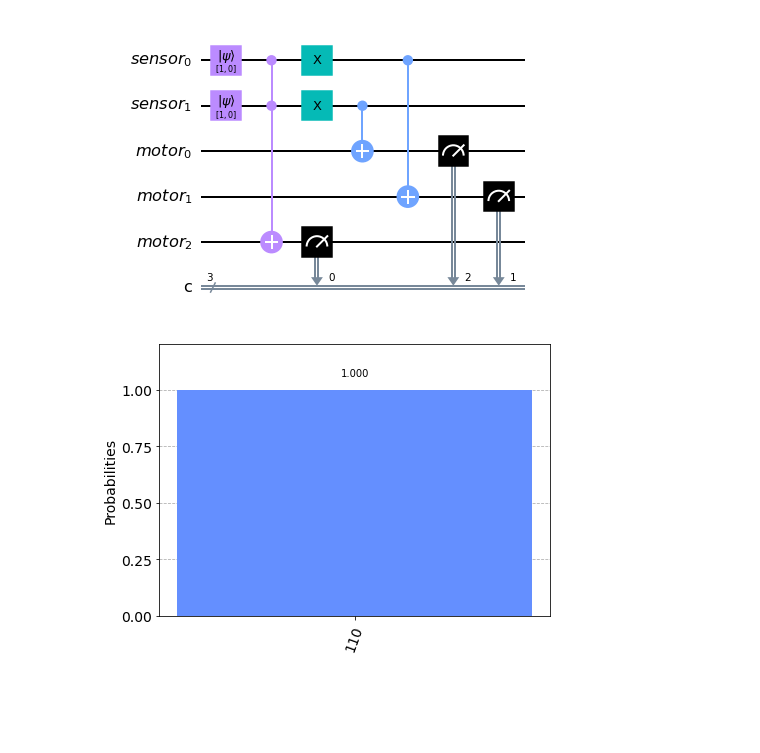
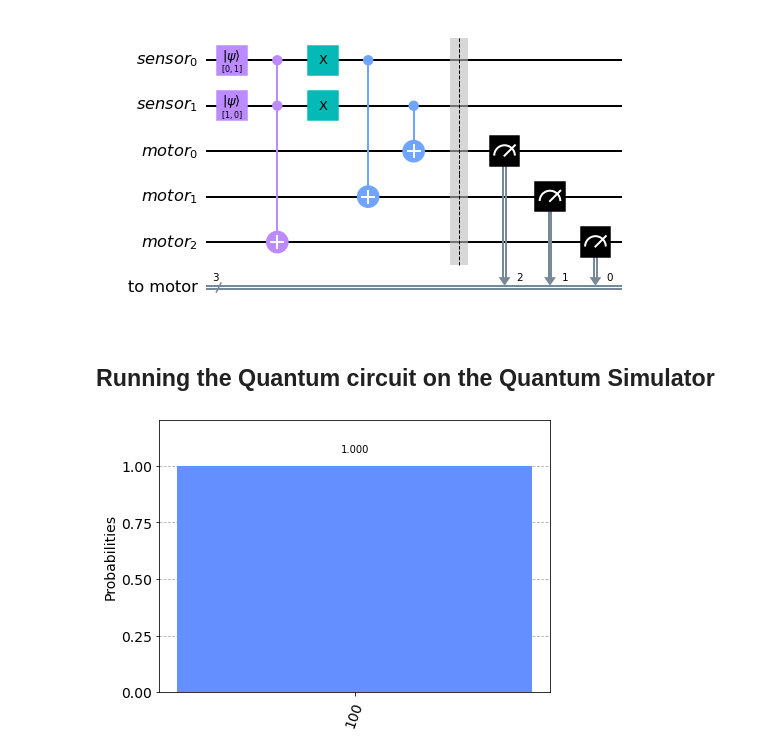
Before and after one commit to PeithonKing/Quantum_Robot, a Jupyter notebook: Codes/fbv1.ipynb, the cells around one changed output. Cells and saved outputs as stored; diff of their text form; code cells hidden in the pictures; blank space fills up the shorter version.

```diff
--- a/Codes/fbv1.ipynb
+++ b/Codes/fbv1.ipynb
@@ -55,7 +0,0 @@ circuit.draw(output = 'mpl')
-# %%
-circuit.measure(motors[0], creg_c[2])
-circuit.measure(motors[1], creg_c[1])
-circuit.measure(motors[2], creg_c[0])
-circuit.draw(output = 'mpl')
-# %% [output]
-[figure, removed]
@@ -62 +7,37 @@ circuit.draw(output = 'mpl')
+# %%
+# Making the Qiskit Classes:
+sensors = QuantumRegister(2, 'sensor')  # making the sensor registers
+motors = QuantumRegister(3, 'motor')  # making the motor registers
+creg_c = ClassicalRegister(3, 'to motor')  # making the classical register for the motors
+circuit = QuantumCircuit(sensors, motors, creg_c)
+
+# Initializing the Circuit:
+ket_0 = [1, 0]
+ket_1 = [0, 1]
+# Demonstrating initialization with sensor value as = |10>
+# Feel free to try with other 3 states (|00>, |01> and |11>) too.
+# This is Similar to the digitalRead function of Arduino
+# quantumRead = [ket_0, ket_0] # |00>
+# quantumRead = [ket_0, ket_1] # |01>
+quantumRead = [ket_1, ket_0]   # |10>
+# quantumRead = [ket_1, ket_1] # |11>
+
+circuit.initialize(quantumRead[0], [sensors[0]])
+circuit.initialize(quantumRead[1], [sensors[1]])
+
+# Designing the circuit
+circuit.ccx(sensors[0], sensors[1], motors[2])
+circuit.x(sensors[0])
+circuit.x(sensors[1])
+circuit.cx(sensors[0], motors[1])
+circuit.cx(sensors[1], motors[0])
+circuit.barrier()
+circuit.measure(motors[0], creg_c[2])
+circuit.measure(motors[1], creg_c[1])
+circuit.measure(motors[2], creg_c[0])
+circuit.draw(output = 'mpl')
+# %% [output]
+[figure, added]
+# %% [markdown]
+## Running the Quantum circuit on the Quantum Simulator
 # %%
```
Also changed, not shown: parts of 11 cells of this notebook, 15 other files.
